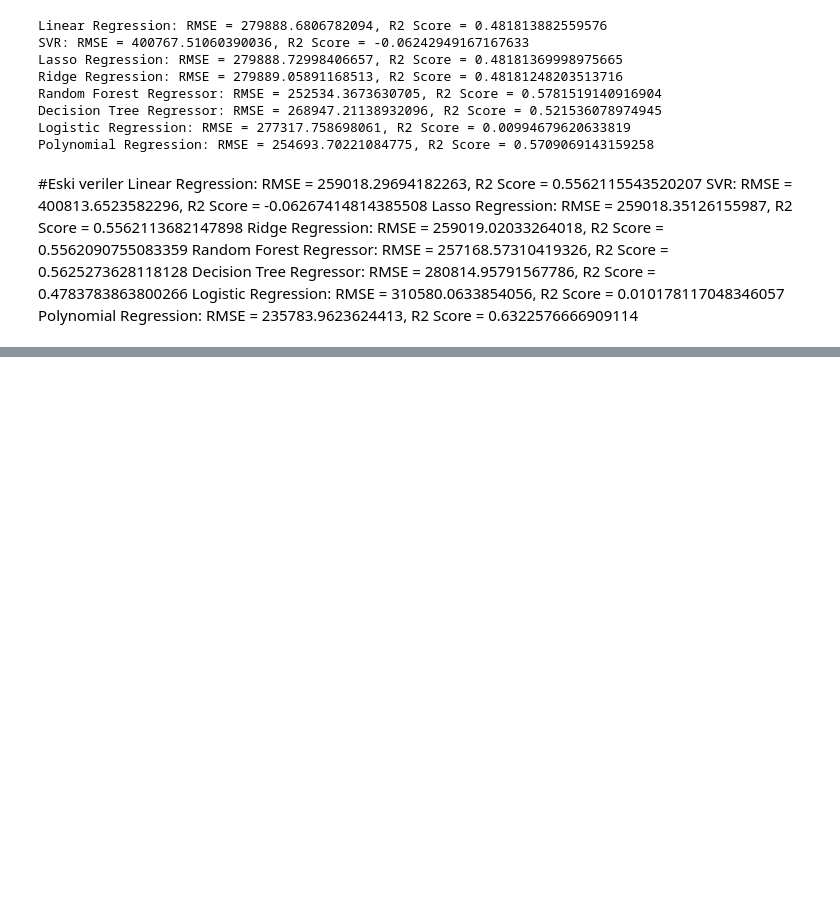
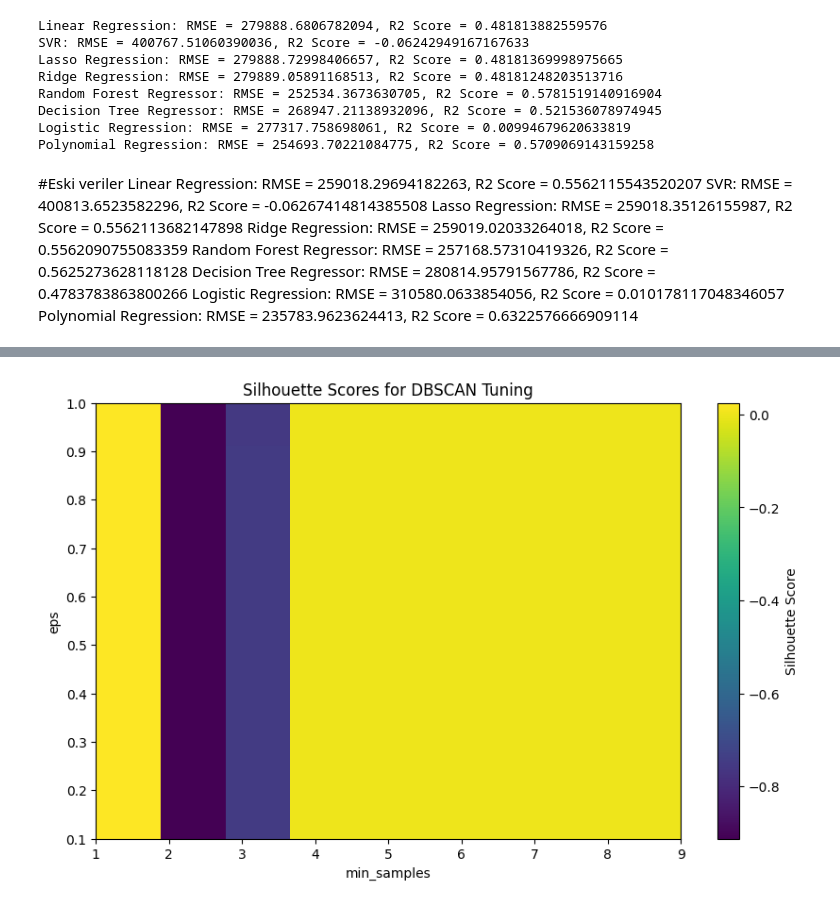
Before and after one commit to onur-tas/house_price_prediction, a Jupyter notebook: yusuf/ysf.ipynb, the cells around one changed output, grey strips where cells are left out. Saved outputs shown, nothing was run; the diff lists cells and outputs as text; code cells hidden in the pictures; blank space fills up the shorter version.

```diff
--- a/yusuf/ysf.ipynb
+++ b/yusuf/ysf.ipynb
@@ -457,0 +665,38 @@ Polynomial Regression: RMSE = 235783.9623624413, R2 Score = 0.6322576666909114
+# %%
+import numpy as np
+import matplotlib.pyplot as plt
+from sklearn.cluster import DBSCAN
+from sklearn.metrics import silhouette_score
+
+# Veri seti
+X = df_encoded.drop(columns=['price'])
+
+# DBSCAN tuning için parametre aralıkları
+eps_values = np.linspace( 0.1, 1.0, 10)
+min_samples_values = range(1, 10)
+
+# Silhouette Skorları
+silhouette_scores = np.zeros((len(eps_values), len(min_samples_values)))
+
+# Tuning işlemi
+for i, eps in enumerate(eps_values):
+    for j, min_samples in enumerate(min_samples_values):
+        dbscan = DBSCAN(eps=eps, min_samples=min_samples)
+        clusters = dbscan.fit_predict(X)
+        if len(set(clusters)) > 1:
+            silhouette_scores[i, j] = silhouette_score(X, clusters)
+
+# Silhouette Skorları görselleştirme
+plt.figure(figsize=(10, 6))
+plt.imshow(silhouette_scores, cmap='viridis', origin='lower', aspect='auto',
+           extent=[min_samples_values[0], min_samples_values[-1], eps_values[0], eps_values[-1]])
+plt.colorbar(label='Silhouette Score')
+plt.xlabel('min_samples')
+plt.ylabel('eps')
+plt.title('Silhouette Scores for DBSCAN Tuning')
+plt.xticks(min_samples_values)
+plt.yticks(eps_values)
+plt.grid(False)
+plt.show()
+# %% [output]
+[figure, added]
```
Also changed, not shown: parts of 33 cells of this notebook.
